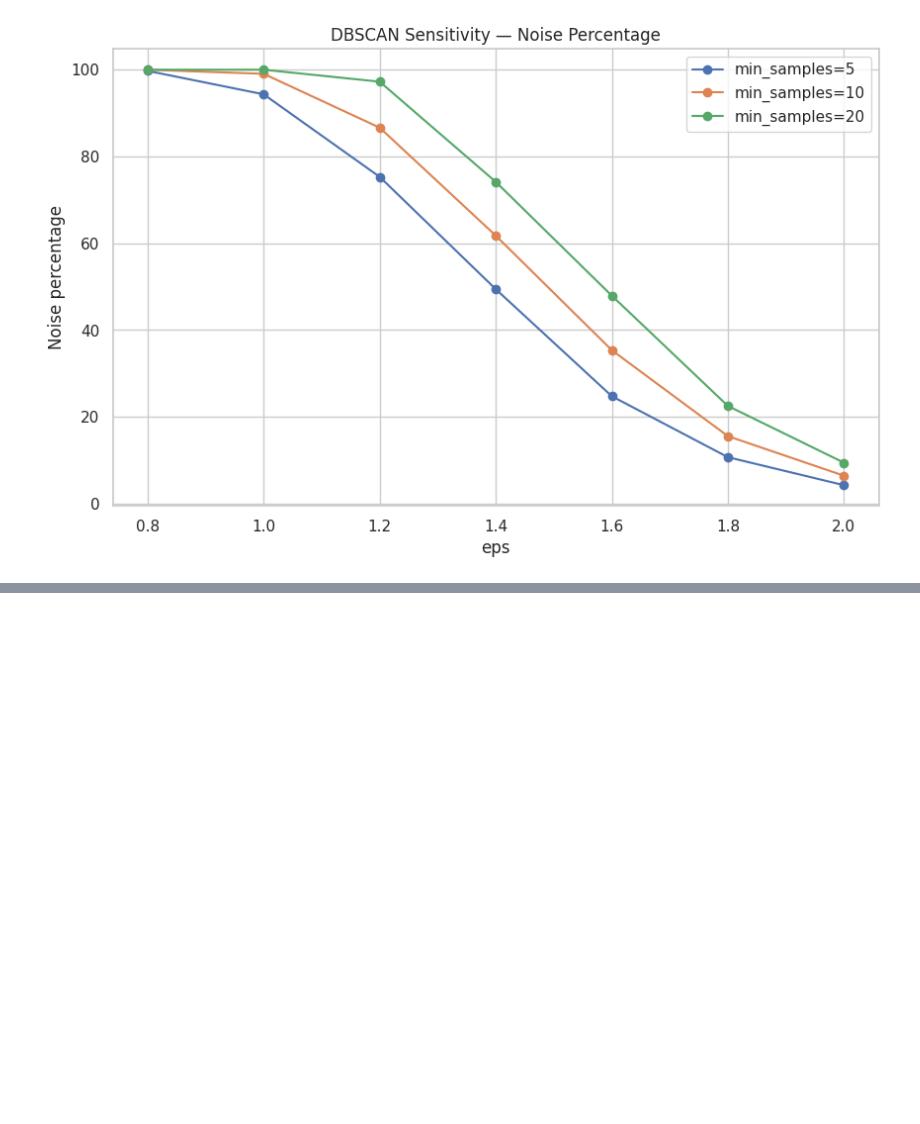
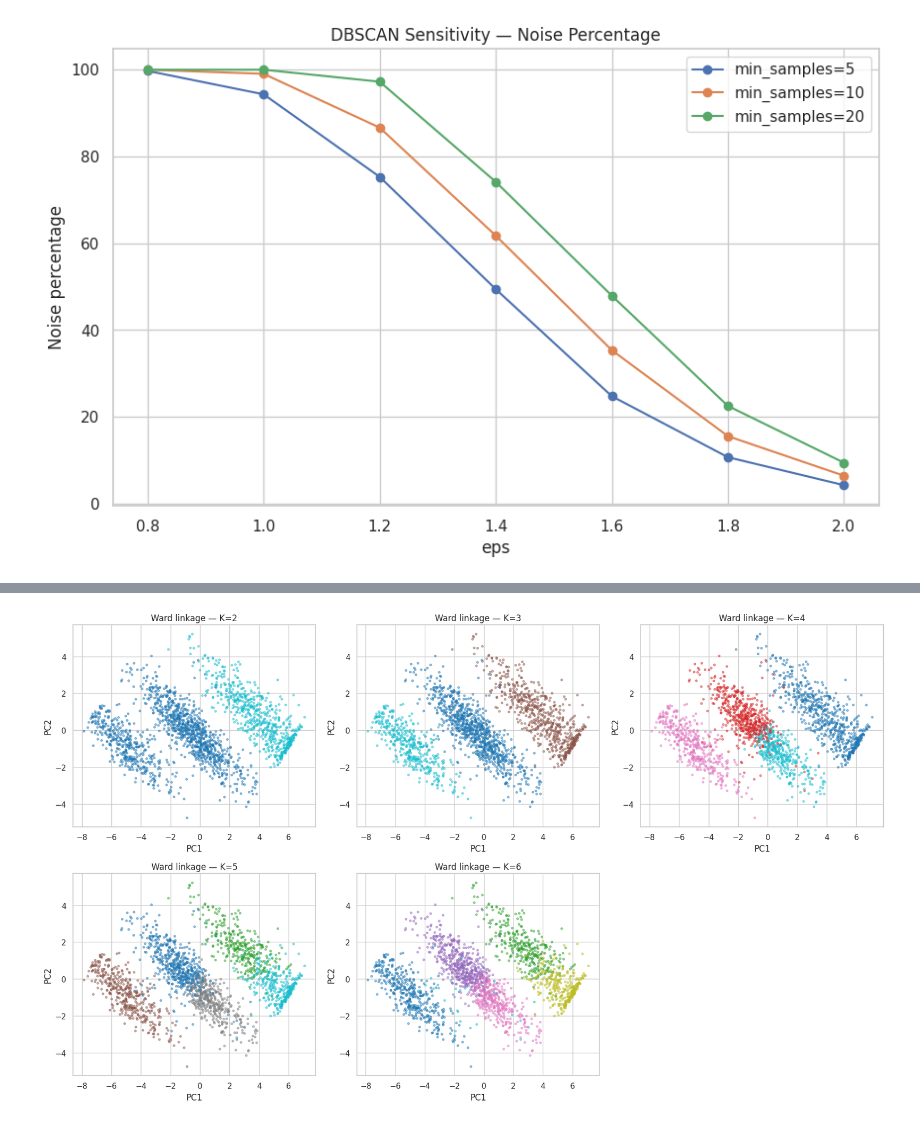
Before and after one commit to yaswanth-989/Machine_Learning_Programs, a Jupyter notebook: Untitled9.ipynb, the cells around one changed output, grey strips where cells are left out. Drawn from its saved outputs; the diff is of its cells as text; code cells hidden in the pictures; blank space fills up the shorter version.

```diff
--- a/Untitled9.ipynb
+++ b/Untitled9.ipynb
@@ -515,0 +685,26 @@ plt.show()
+# %%
+# Visualize one linkage (Ward) at multiple cut levels in PCA space.
+pca_hier = PCA(n_components=2, random_state=RANDOM_STATE)
+X_hier_pca = pca_hier.fit_transform(X_hier_sample)
+
+fig, axes = plt.subplots(2, 3, figsize=(17, 10))
+axes = axes.ravel()
+
+for ax, k in zip(axes, CUT_K_VALUES):
+    model = AgglomerativeClustering(n_clusters=k, linkage="ward")
+    labels = model.fit_predict(X_hier_sample)
+
+    ax.scatter(X_hier_pca[:, 0], X_hier_pca[:, 1],
+               c=labels, s=8, alpha=0.45, cmap="tab10")
+    ax.set_title(f"Ward linkage — K={k}")
+    ax.set_xlabel("PC1")
+    ax.set_ylabel("PC2")
+
+# Hide unused axis
+if len(axes) > len(CUT_K_VALUES):
+    axes[-1].axis("off")
+
+plt.tight_layout()
+plt.show()
+# %% [output]
+[figure, added]
```
Also changed, not shown: parts of 20 cells of this notebook.
